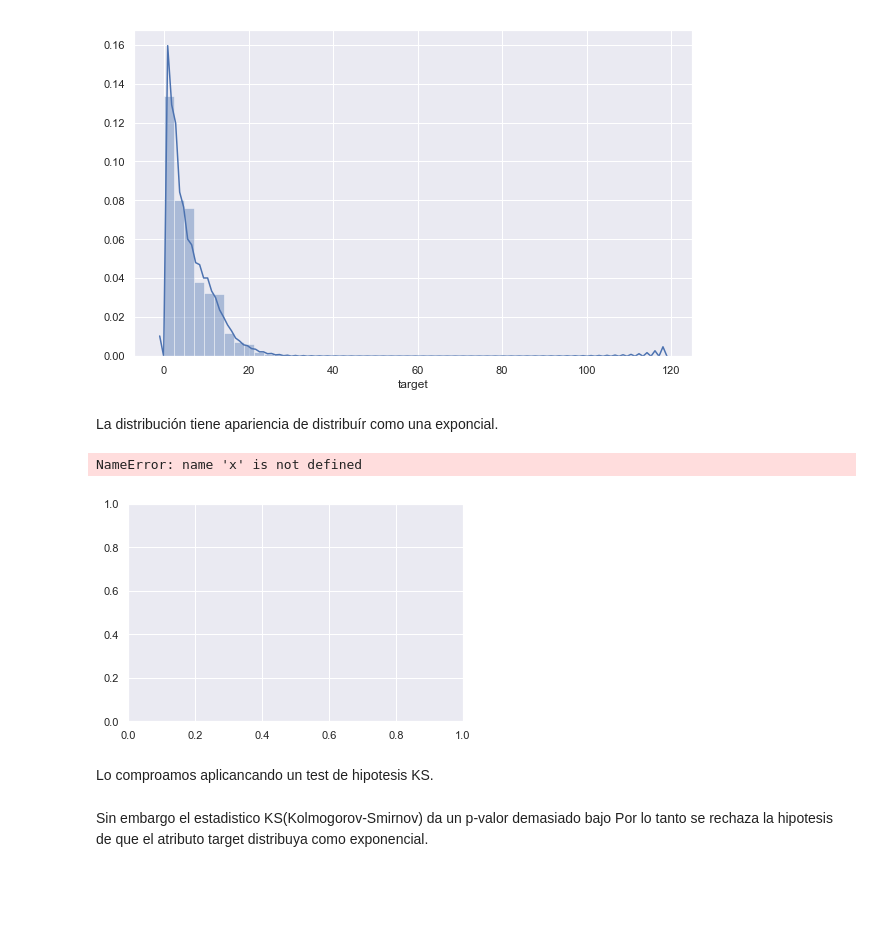
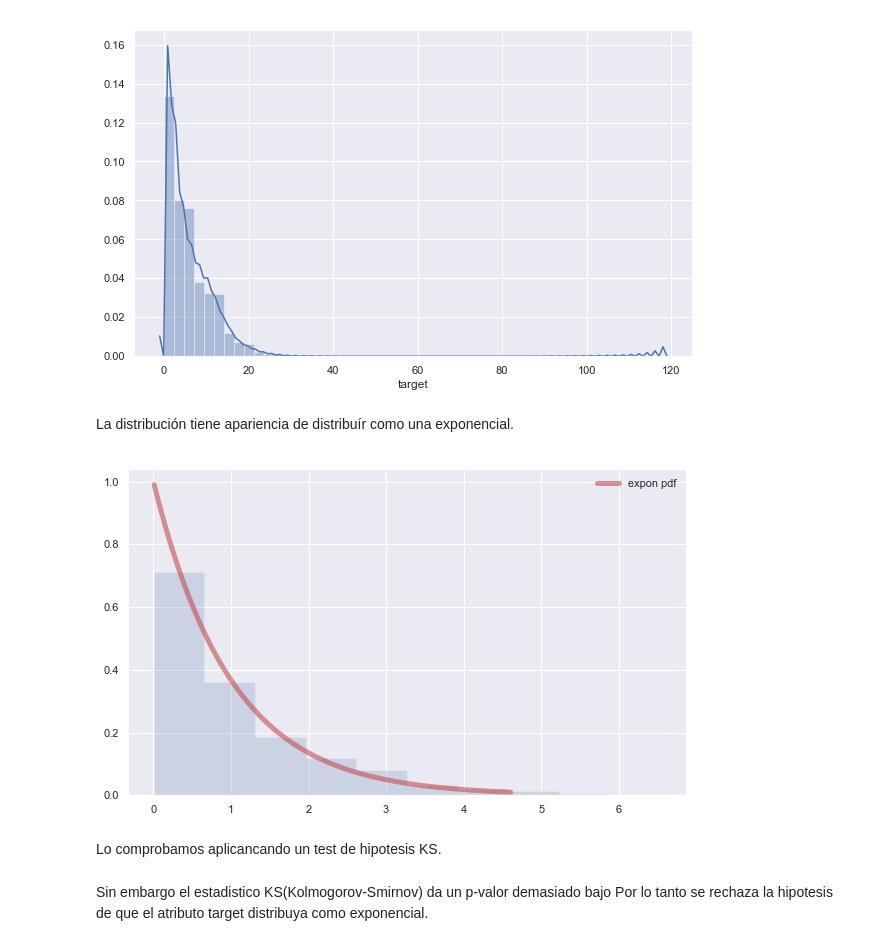
Before and after one commit to manquius/series_temporales, a Jupyter notebook: Practico1.ipynb, the cells around one changed output. Drawn from its saved outputs; the diff is of its cells as text; code cells hidden in the pictures; blank space fills up the shorter version.

```diff
--- a/Practico1.ipynb
+++ b/Practico1.ipynb
@@ -236,20 +236,22 @@ sb.distplot(df['target'])
 <matplotlib.axes._subplots.AxesSubplot at 0x...>
 [figure]
 # %% [markdown]
-La distribución tiene apariencia de distribuír como una exponcial.
+La distribución tiene apariencia de distribuír como una exponencial.
 # %%
 from scipy.stats import expon
+
+x = np.linspace(expon.ppf(0.01), expon.ppf(0.99), 100)
+r = expon.rvs(size=1000)
 
 fig, ax = plt.subplots(1, 1)
 ax.plot(x, expon.pdf(x), 'r-', lw=5, alpha=0.6, label='expon pdf')
 ax.hist(r, density=True, histtype='stepfilled', alpha=0.2)
 ax.legend(loc='best', frameon=False)
 plt.show()
 # %% [output]
-NameError: name 'x' is not defined
-[figure, old version]
+[figure, new version]
 # %% [markdown]
-Lo comproamos aplicancando un test de hipotesis KS.
+Lo comprobamos aplicancando un test de hipotesis KS.
 # %%
 from scipy.stats import expon, kstest
 kstest(df['target'], expon(scale=1.0 / df['target'].mean()).cdf)
```
Also changed, not shown: parts of 5 cells of this notebook.
